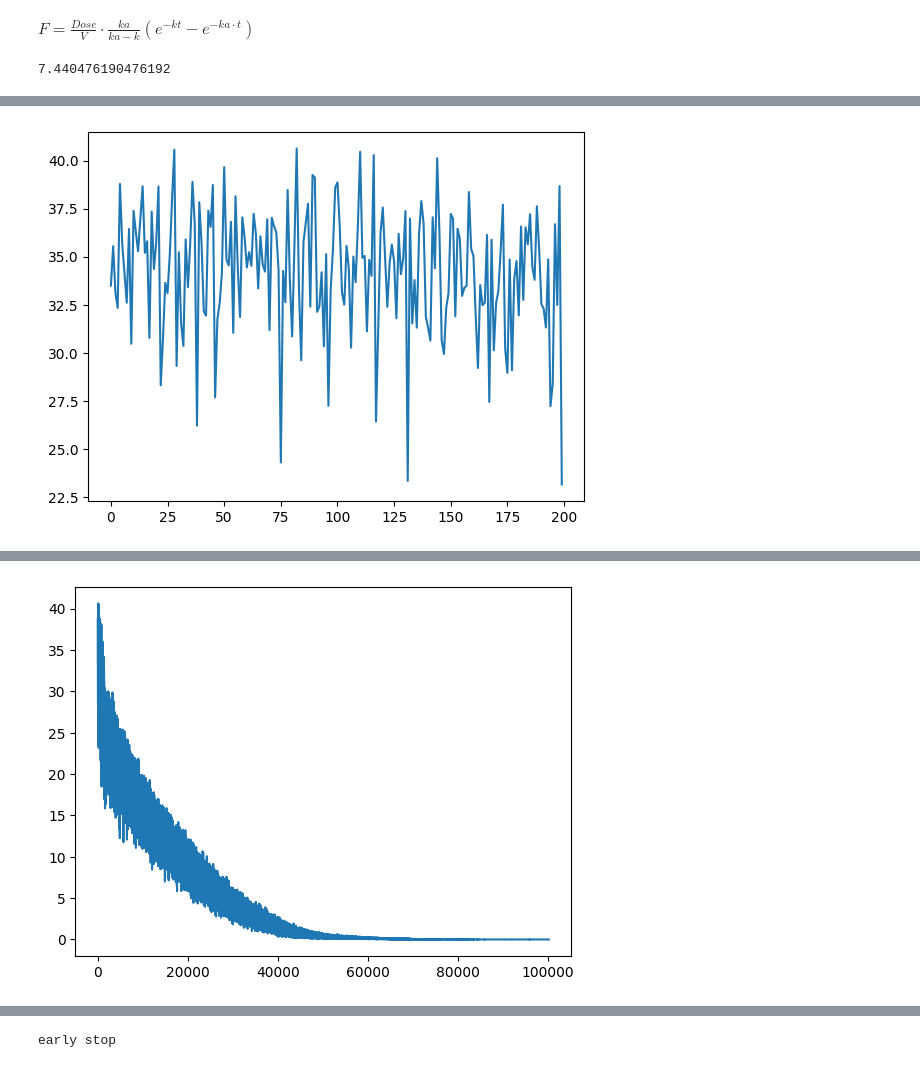
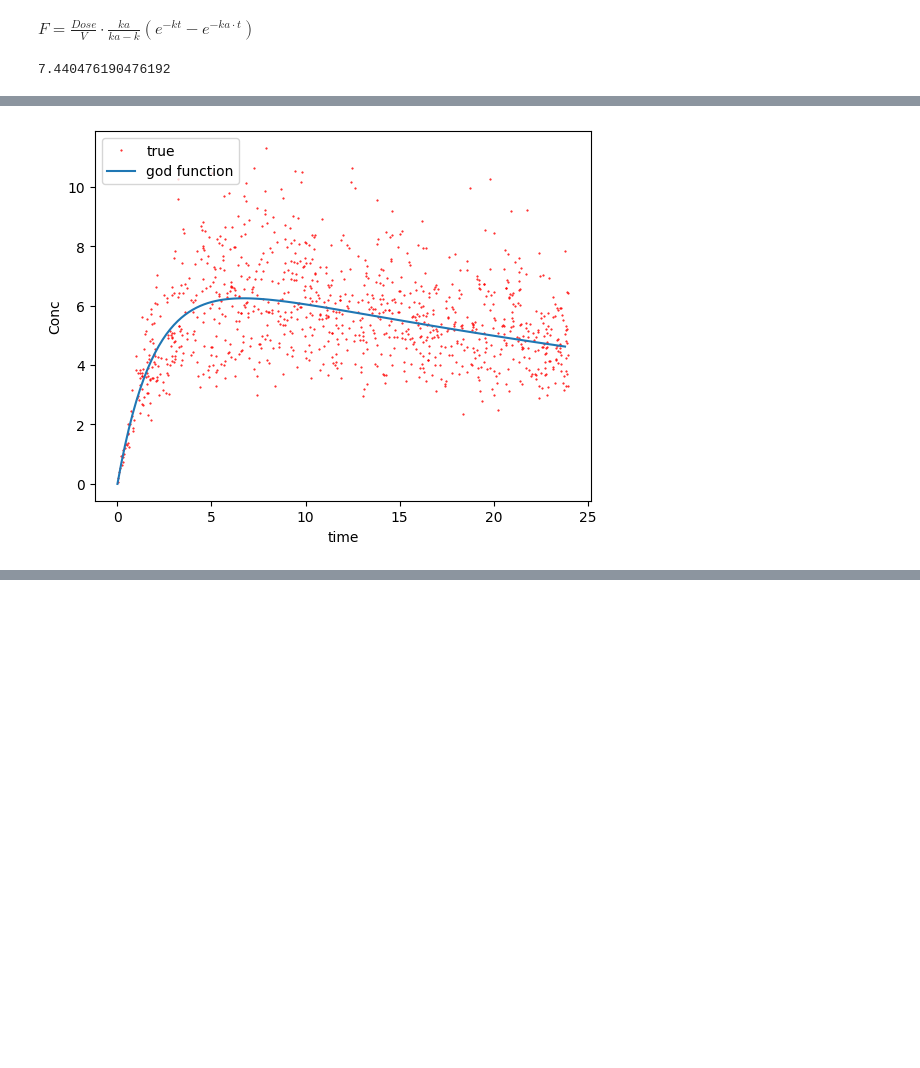
Before and after one commit to yingzibu/ODE, a Jupyter notebook: learn/First_order_PO.ipynb, the cells around one changed output, grey strips where cells are left out. Drawn from its saved outputs; the diff is of its cells as text; code cells hidden in the pictures; blank space fills up the shorter version.

```diff
--- a/learn/First_order_PO.ipynb
+++ b/learn/First_order_PO.ipynb
@@ -127,20 +127,22 @@ from torch import nn, optim
 from torch.utils import data
 import matplotlib.pyplot as plt
 from tqdm import tqdm
-
+import numpy as np
 Dose = 100
 ka = 0.5
 k = 0.02
 V = 14
+MAX_T = 24
 param_ = Dose/V * ka / (ka-k)
 
-sigma_eps = 0.15
+sigma_eps = 0.5
 
 patience = 1000
 print(param_)
 N = 1000 # sample number
 MAX_EPOCH = 100000
 verbose_freq = 1000
+model_path_ = 'test.pt'
 class NNTest(nn.Module):
     def __init__(self):
         super().__init__()
@@ -151,47 +153,26 @@ class NNTest(nn.Module):
     def forward(self, t, Dose = 100):
         return self.param_ * (torch.exp(-1.0 * self.k * t) - torch.exp(-1.0 * self.ka * t))
         # return torch.cos(self.ka*x[:,0]) + torch.exp(self.k * x[:, 1])
-import numpy as np
-t = torch.rand(N) * 24
-err = torch.rand(N) * sigma_eps * sigma_eps
+
+
+t = torch.rand(N) * MAX_T
+err = torch.randn(N) * sigma_eps * sigma_eps
 y = param_ * (torch.exp(-1.0 * k * t) - np.exp(-1.0 * ka * t)) * np.exp(err)
-# print(y.shape)
-# x2 = torch.rand(10000) * 2 - 1
-# x = torch.stack([x1, x2], dim=-1)
-# y = torch.cos(0.583 * x1) + torch.exp(0.112 * x2)
+plt.plot(t, y, 'ro', label='true', markersize=0.5)
+# plt.set_label('predicted values')
 
-dataset = data.TensorDataset(t, y)
-loader = data.DataLoader(dataset, batch_size=10, shuffle=True)
+# plt.plot(inp_list, oup_list,  'ro', label='true', markersize=0.5)
+# plt.label('true values')
+time_here = np.arange(0, MAX_T, 0.2)
+def conc_time(t):
+    return param_ * (np.exp(-1.0 * k * t) - np.exp(-1.0 * ka * t))
 
-model = NNTest()
-opt = optim.AdamW(model.parameters(), lr=1e-4, weight_decay=1e-5)
-loss_fn = nn.MSELoss()
-loss_all = []
+plt.plot(time_here, conc_time(time_here), label='god function')
+plt.xlabel('time')
+plt.ylabel('Conc')
 
-min_loss = np.inf
-min_epoc = 0
-
-for epoch in tqdm(range(MAX_EPOCH), total=verbose_freq):
-    model.train()
-    for inp, out in loader:
-        # print(inp.shape, out.shape)
-        opt.zero_grad()
-        loss = loss_fn(model(inp), out)
-        loss.backward()
-        opt.step()
-        for p in model.parameters(): p.data.clamp_(0.0, 100)
-        loss_all.append(loss.item())
-    if loss.item() < min_loss:
-        min_loss = loss.item()
-        min_epoch = epoch
-    if epoch - min_epoch > patience: print('early stop'); break
-
-    if (epoch - 1) % verbose_freq == 0:
-        print(f'Epoch: {epoch}, Loss: {loss}');
-        print(f'Here param_(true={param_:.3f}): {model.param_.item():.3f},',
-              f'ka({ka}): {model.ka.item():.3f}, k({k}): {model.k.item():.3f}')
-        plt.plot(loss_all); plt.show(); plt.close()
-
-# print(f'Final a: {model.a}, b: {model.b}')
+plt.legend(loc=2)
+plt.show()
+plt.close()
 # %% [output]
 7.440476190476192
@@ -200 +179 @@ Here param_(true=7.440): 0.681, ka(0.5): 0.039, k(0.02): 0.180
-[figure, old version]
+[figure, new version]
@@ -203 +179,0 @@ Here param_(true=7.440): 7.519, ka(0.5): 0.499, k(0.02): 0.020
-[figure, removed]
@@ -207 +179,0 @@ Here param_(true=7.440): 7.520, ka(0.5): 0.499, k(0.02): 0.020
-early stop
```
Also changed, not shown: parts of 5 cells of this notebook.
